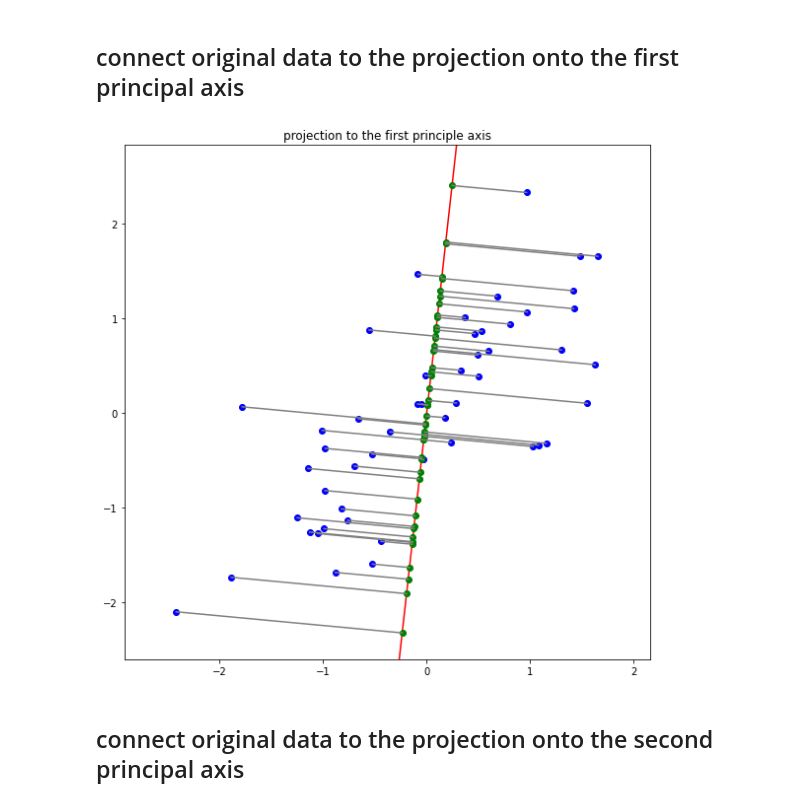
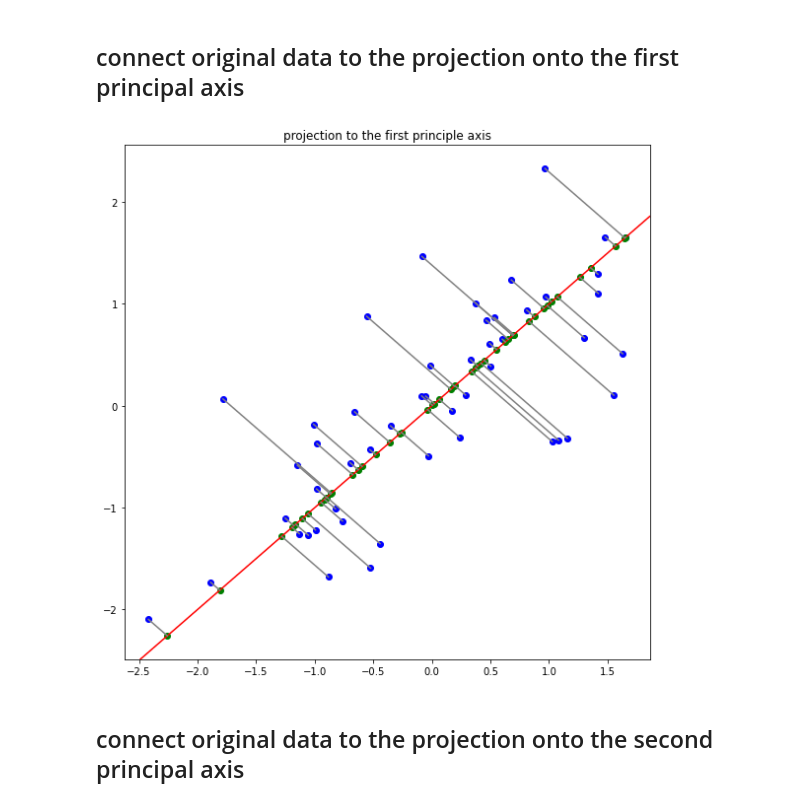
Before and after one commit to sejongpyo/Studies, a Jupyter notebook: 12/assignment_12.ipynb, the cells around one changed output. Saved outputs shown, nothing was run; the diff lists cells and outputs as text; code cells hidden in the pictures.

Commit message:
connect org to proj

```diff
--- a/12/assignment_12.ipynb
+++ b/12/assignment_12.ipynb
@@ -148,17 +148,25 @@ plt.show()
 [figure]
 # %% [markdown]
 ## connect original data to the projection onto the first principal axis
-# %%
-plt.figure(figsize=(8,8))
-plt.title('projection to the first principle axis')
-# ===================================================
-# fill up the blank
-#
-#
-# ===================================================
-plt.tight_layout()
-plt.show()
-# %% [output]
-[figure, removed]
+# %%
+plt.figure(figsize=(8,8))
+plt.title('projection to the first principle axis')
+plt.scatter(x_Z, y_Z, c = 'blue')
+plt.axline([0, 0], [U[0, 1], U[1, 1]], color = 'red')
+
+proj = compute_projection_onto_line(feature, U[:, 1][:, np.newaxis])
+proj = U[:, 1][:, np.newaxis]@proj
+plt.scatter(proj[0, :], proj[1, :], color = 'green')
+
+for i in range(len(feature)):
+    connect_x = (feature[:, 0][i], proj[0, :][i])
+    connect_y = (feature[:, 1][i], proj[1, :][i])
+    plt.plot(connect_x, connect_y, color = 'grey')
+
+
+plt.tight_layout()
+plt.show()
+# %% [output]
+[figure, added]
 # %% [markdown]
 ## connect original data to the projection onto the second principal axis
```
Also changed, not shown: parts of 2 cells of this notebook.
